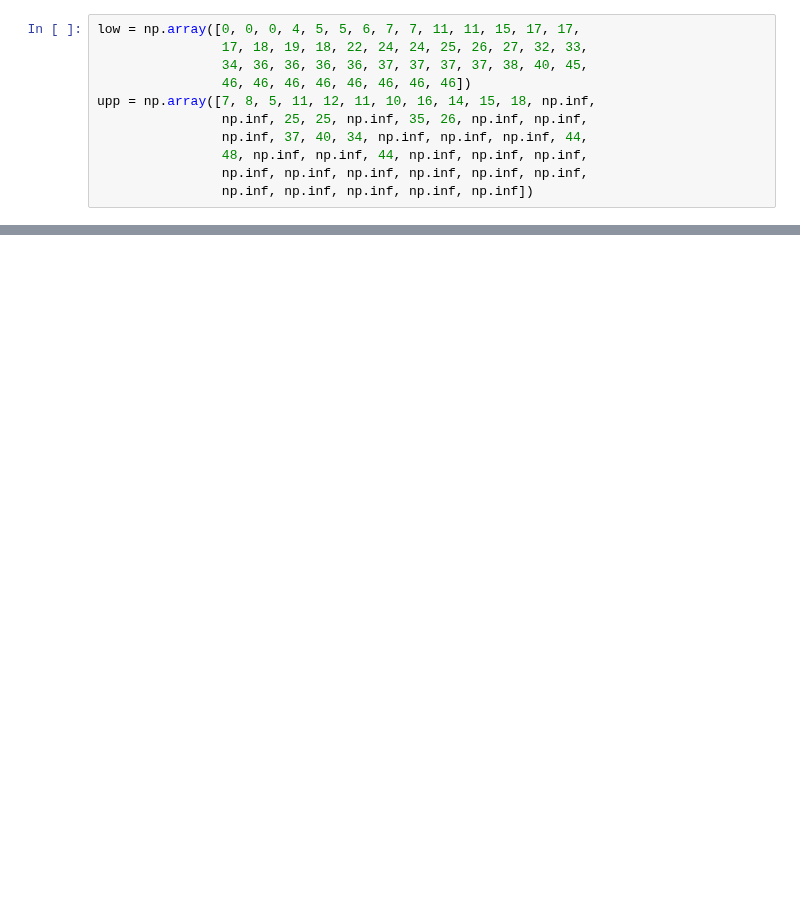
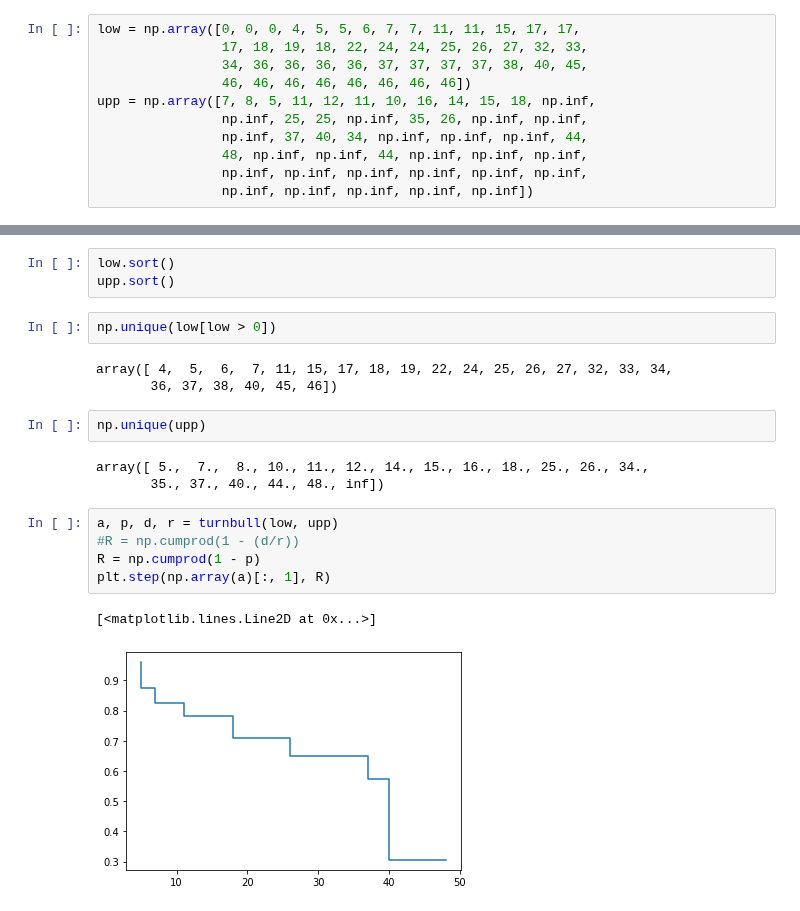
Before and after one commit to derrynknife/SurPyval, a Jupyter notebook: guides/Parametric.ipynb, the cells around one changed output, grey strips where cells are left out. Drawn from its saved outputs; the diff is of its cells as text; blank space fills up the shorter version.

```diff
--- a/guides/Parametric.ipynb
+++ b/guides/Parametric.ipynb
@@ -144,3 +199,24 @@ array([0.00000000e+00, 4.93117444e-02, 1.03776562e-01, 7.76173087e-02,
+# %%
+low.sort()
+upp.sort()
+# %%
+np.unique(low[low > 0])
+# %% [output]
+array([ 4,  5,  6,  7, 11, 15, 17, 18, 19, 22, 24, 25, 26, 27, 32, 33, 34,
+       36, 37, 38, 40, 45, 46])
+# %%
+np.unique(upp)
+# %% [output]
+array([ 5.,  7.,  8., 10., 11., 12., 14., 15., 16., 18., 25., 26., 34.,
+       35., 37., 40., 44., 48., inf])
+# %%
+a, p, d, r = turnbull(low, upp)
+#R = np.cumprod(1 - (d/r))
+R = np.cumprod(1 - p)
+plt.step(np.array(a)[:, 1], R)
+# %% [output]
+[<matplotlib.lines.Line2D at 0x...>]
+[figure, added]
 # %%
 d
 # %% [output]
```
Also changed, not shown: parts of 14 cells of this notebook, 2 other files.
